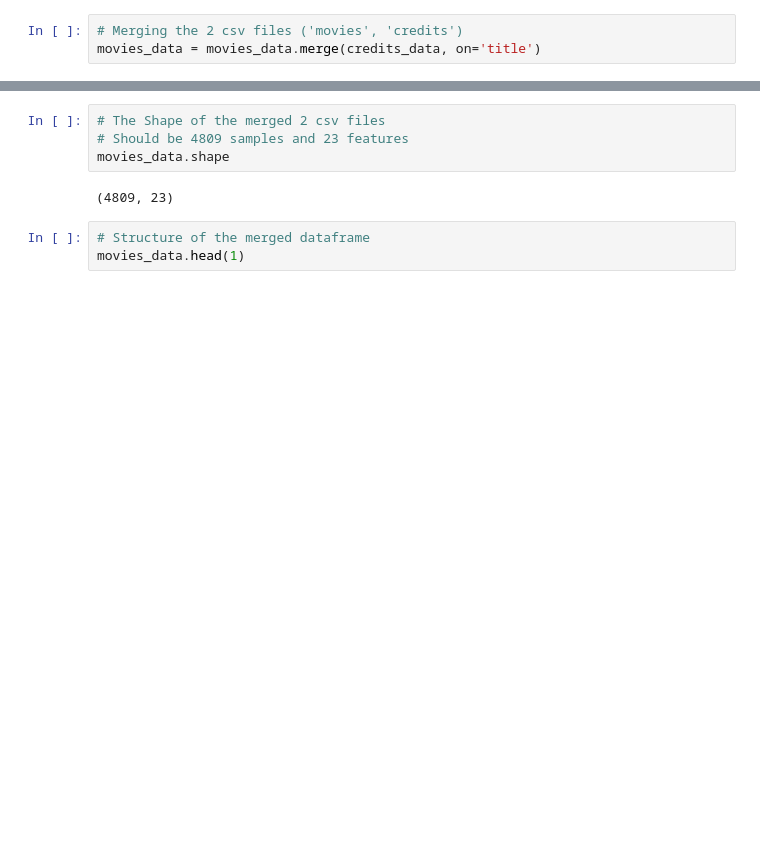
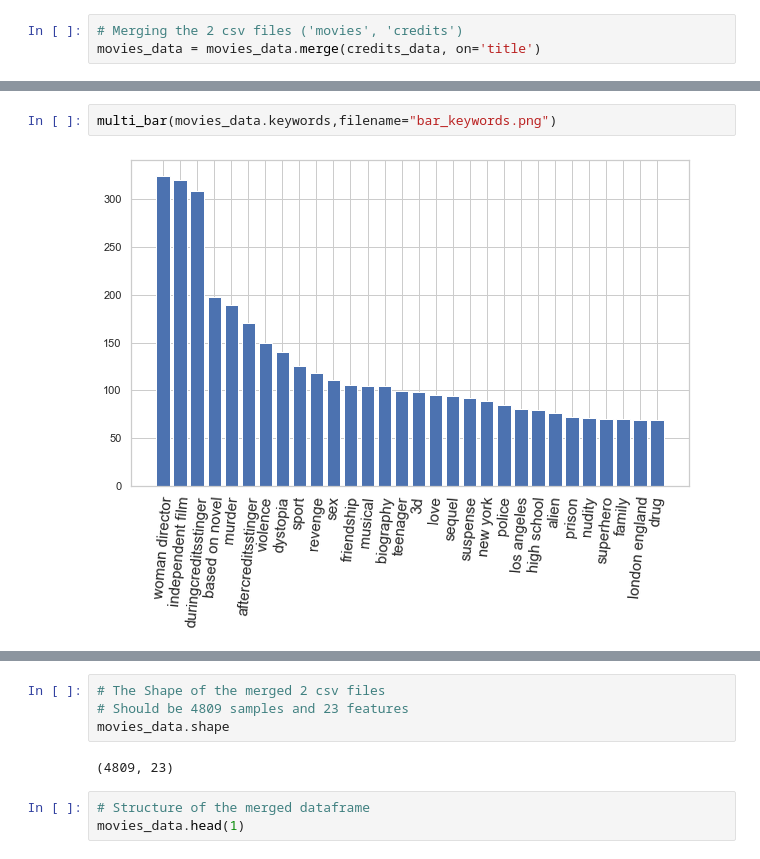
Before and after one commit to KAN-Team/Movies-AI-Recommender-System, a Jupyter notebook: Movies-AI-Content-Based-Recommender.ipynb, the cells around one changed output, grey strips where cells are left out. Cells and saved outputs as stored; diff of their text form; blank space fills up the shorter version.

```diff
--- a/Movies-AI-Content-Based-Recommender.ipynb
+++ b/Movies-AI-Content-Based-Recommender.ipynb
@@ -27,0 +155,4 @@ movies_data = movies_data.merge(credits_data, on='title')
+# %%
+multi_bar(movies_data.keywords,filename="bar_keywords.png")
+# %% [output]
+[figure, added]
```
Also changed, not shown: parts of 25 cells of this notebook.
